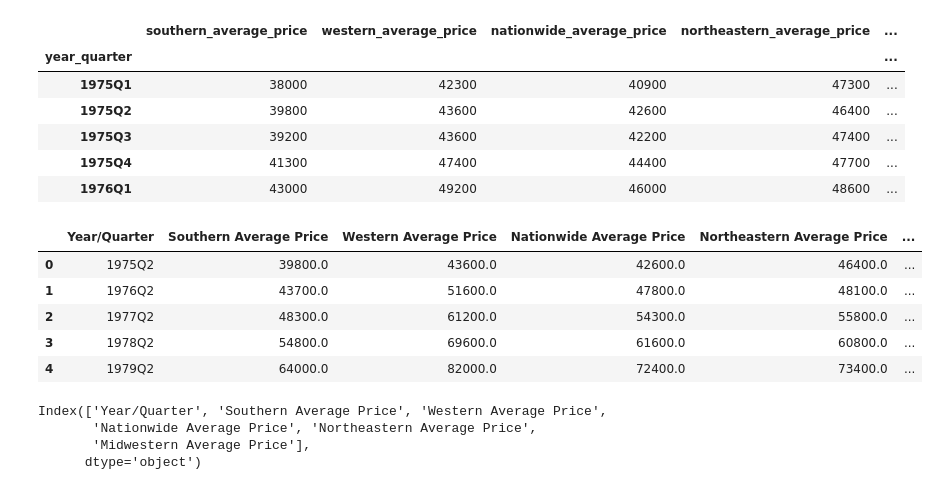
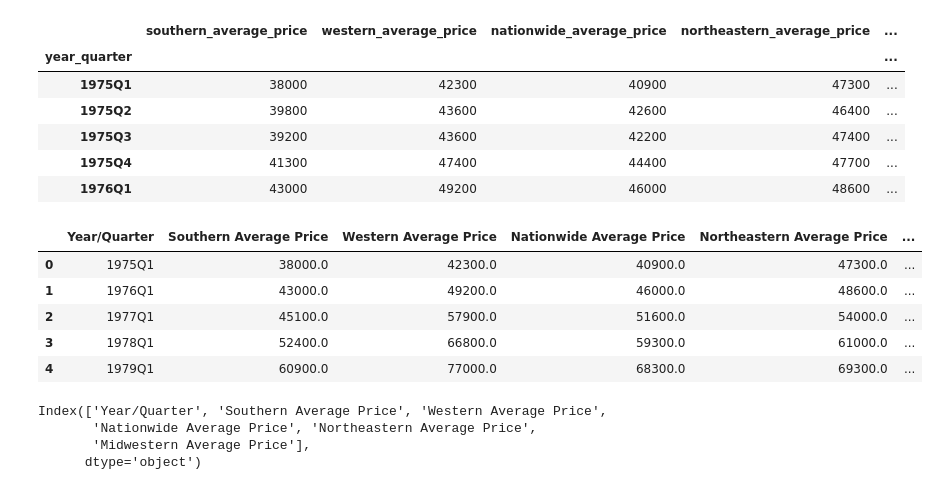
Before and after one commit to leeangel0428/Project-3-Group-2, a Jupyter notebook: Data_cleaning.ipynb, the cells around one changed output. Drawn from its saved outputs; the diff is of its cells as text; code cells hidden in the pictures.

```diff
--- a/Data_cleaning.ipynb
+++ b/Data_cleaning.ipynb
@@ -181,20 +181,20 @@ true_final_clean_house_pricing_df.to_csv("clean_data_outputs/quarterly_house_pri
 # %%
 #Get interest rate of Q2 data for every year
 annual_housing_pricing_df = clean_house_pricing_df.copy()
 #annual_interest_rate_df.dtypes
 annual_housing_pricing_df['String Year/Quarter'] = annual_housing_pricing_df['Year/Quarter'].astype(str)
 #annual_interest_rate_df.dtypes
 annual_housing_pricing_df['Year'] = annual_housing_pricing_df['String Year/Quarter'].str.extract('(\d+)', expand=False)
 dump_annual_housing_pricing_df = annual_housing_pricing_df.assign(Q = annual_housing_pricing_df['String Year/Quarter'].str[-1].astype('int'))
-clean_annual_housing_pricing_df = dump_annual_housing_pricing_df.loc[dump_annual_housing_pricing_df['Q'] == 2].drop(columns=['Year','Q','String Year/Quarter']).reset_index(drop=True)
+clean_annual_housing_pricing_df = dump_annual_housing_pricing_df.loc[dump_annual_housing_pricing_df['Q'] == 1].drop(columns=['Year','Q','String Year/Quarter']).reset_index(drop=True)
 clean_annual_housing_pricing_df.head()
 # %% [output]
 |  | Year/Quarter | Southern Average Price | Western Average Price | Nationwide Average Price | Northeastern Average Price | ... |
-| 0 | 1975Q2 | 39800.0 | 43600.0 | 42600.0 | 46400.0 | ... |
-| 1 | 1976Q2 | 43700.0 | 51600.0 | 47800.0 | 48100.0 | ... |
-| 2 | 1977Q2 | 48300.0 | 61200.0 | 54300.0 | 55800.0 | ... |
-| 3 | 1978Q2 | 54800.0 | 69600.0 | 61600.0 | 60800.0 | ... |
-| 4 | 1979Q2 | 64000.0 | 82000.0 | 72400.0 | 73400.0 | ... |
+| 0 | 1975Q1 | 38000.0 | 42300.0 | 40900.0 | 47300.0 | ... |
+| 1 | 1976Q1 | 43000.0 | 49200.0 | 46000.0 | 48600.0 | ... |
+| 2 | 1977Q1 | 45100.0 | 57900.0 | 51600.0 | 54000.0 | ... |
+| 3 | 1978Q1 | 52400.0 | 66800.0 | 59300.0 | 61000.0 | ... |
+| 4 | 1979Q1 | 60900.0 | 77000.0 | 68300.0 | 69300.0 | ... |
 # %%
 clean_annual_housing_pricing_df.columns
 # %% [output]
```
Also changed, not shown: parts of 2 cells of this notebook, 5 other files.
